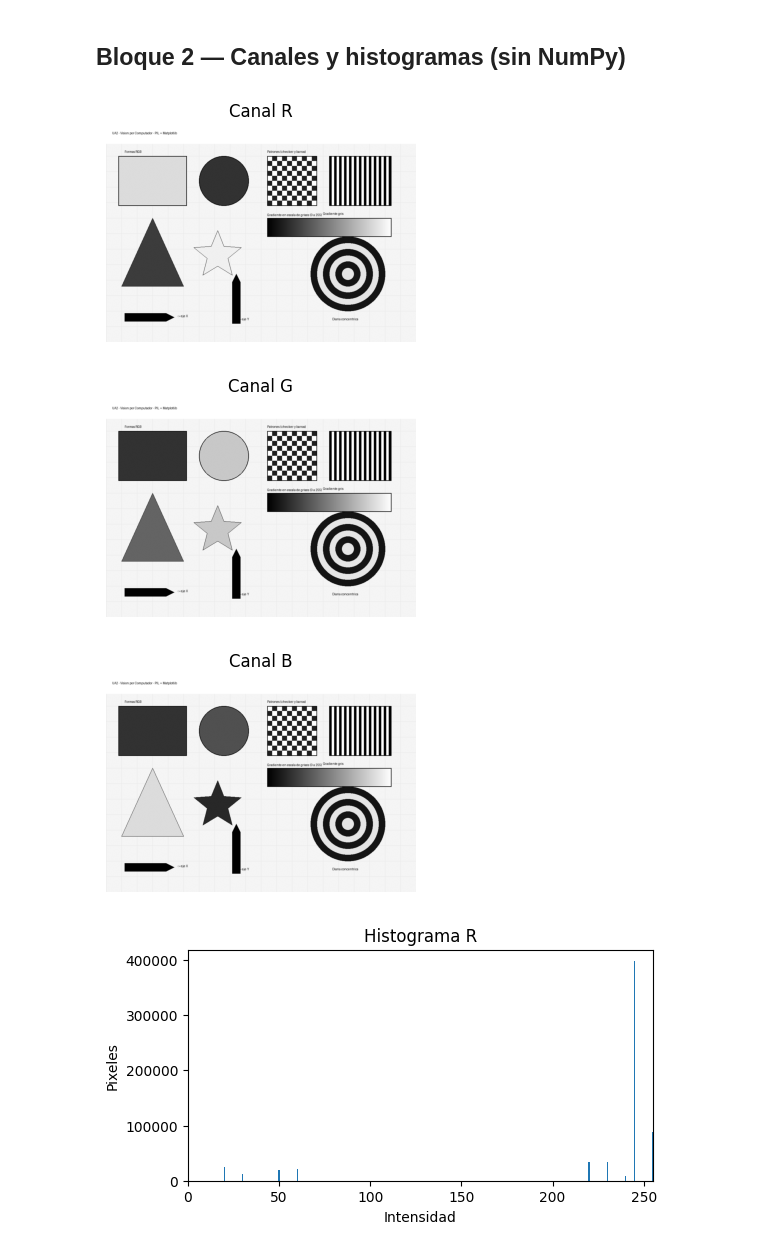
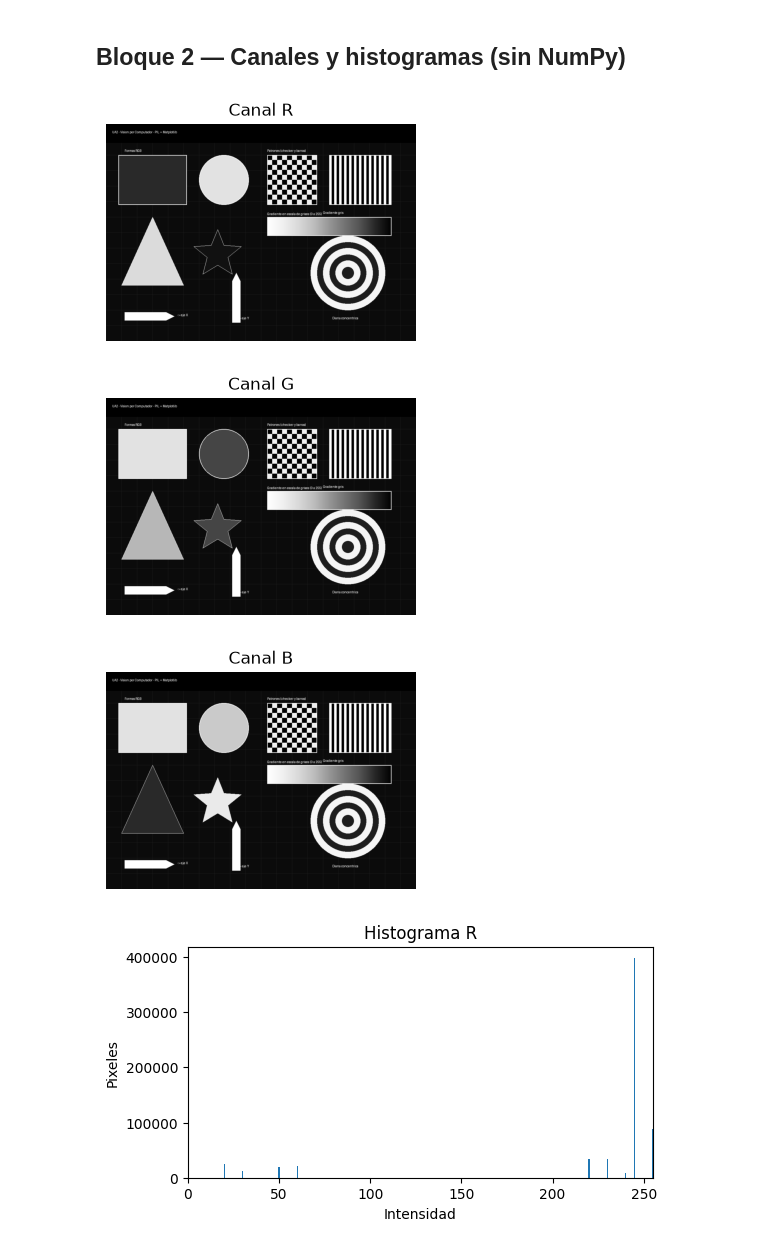
Before and after one commit to francescoferrignopy/Sistemas-Percepcion, a Jupyter notebook: UA2_Clase_1_prof.ipynb, the cells around one changed output. Cells and saved outputs as stored; diff of their text form; code cells hidden in the pictures.

```diff
--- a/UA2_Clase_1_prof.ipynb
+++ b/UA2_Clase_1_prof.ipynb
@@ -313,13 +313,13 @@ plt.show()
 # %%
 # FASE 1: Separar canales y mostrarlos
 r, g, b = img_rgb.split()
-plt.figure(figsize=(4,4)); plt.imshow(r, cmap="gray"); plt.title("Canal R"); plt.axis("off"); plt.show()
-plt.figure(figsize=(4,4)); plt.imshow(g, cmap="gray"); plt.title("Canal G"); plt.axis("off"); plt.show()
-plt.figure(figsize=(4,4)); plt.imshow(b, cmap="gray"); plt.title("Canal B"); plt.axis("off"); plt.show()
+plt.figure(figsize=(4,4)); plt.imshow(r, cmap="Greys"); plt.title("Canal R"); plt.axis("off"); plt.show()
+plt.figure(figsize=(4,4)); plt.imshow(g, cmap="Greys"); plt.title("Canal G"); plt.axis("off"); plt.show()
+plt.figure(figsize=(4,4)); plt.imshow(b, cmap="Greys"); plt.title("Canal B"); plt.axis("off"); plt.show()
 # %% [output]
-[figure, old version]
+[figure, new version]
-[figure, old version]
+[figure, new version]
-[figure, old version]
+[figure, new version]
 # %%
 # FASE 2: Histogramas por canal con PIL.histogram()
 hist_r = img_rgb.getchannel("R").histogram()
```
Also changed, not shown: parts of 10 cells of this notebook, 9 other files.
